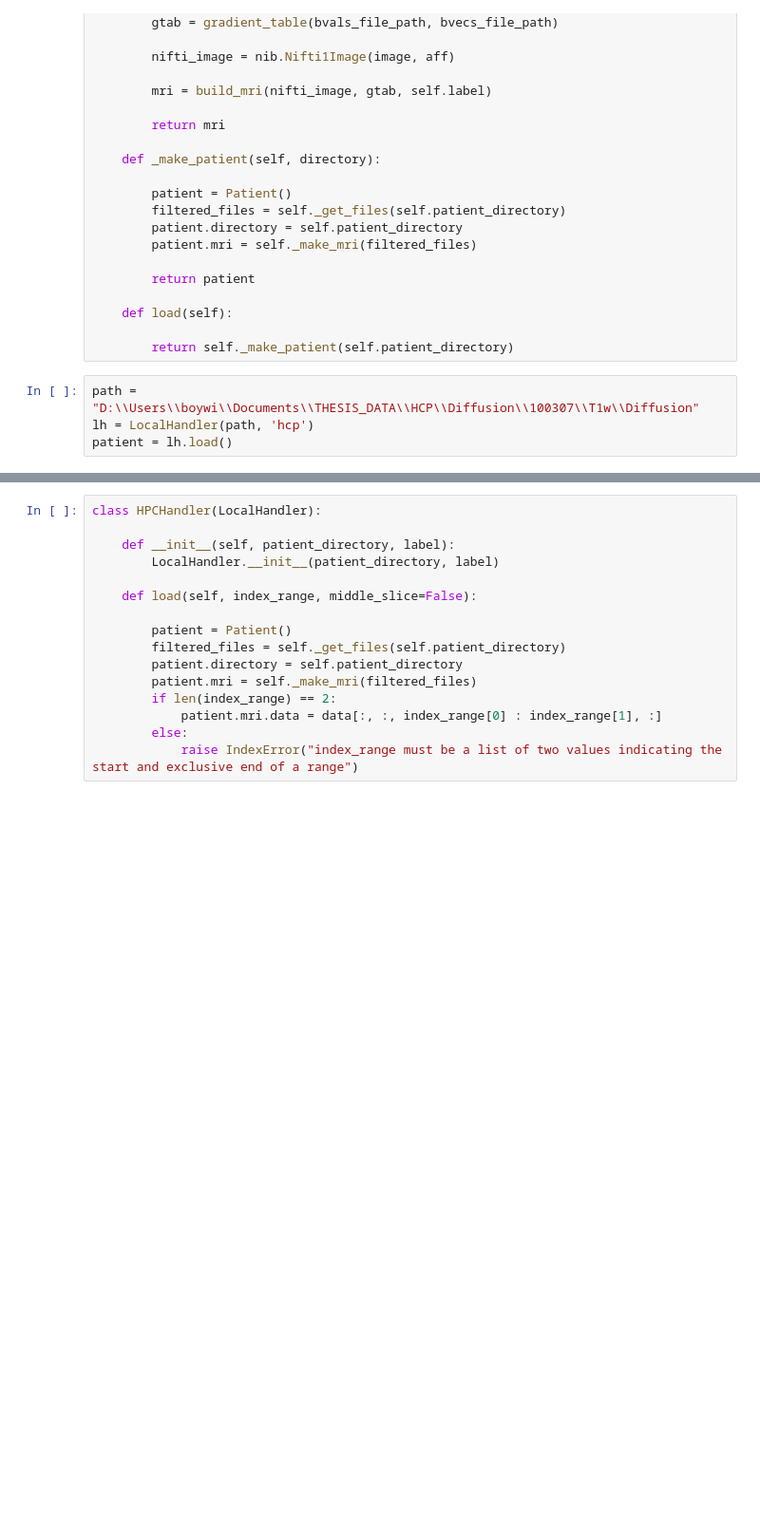
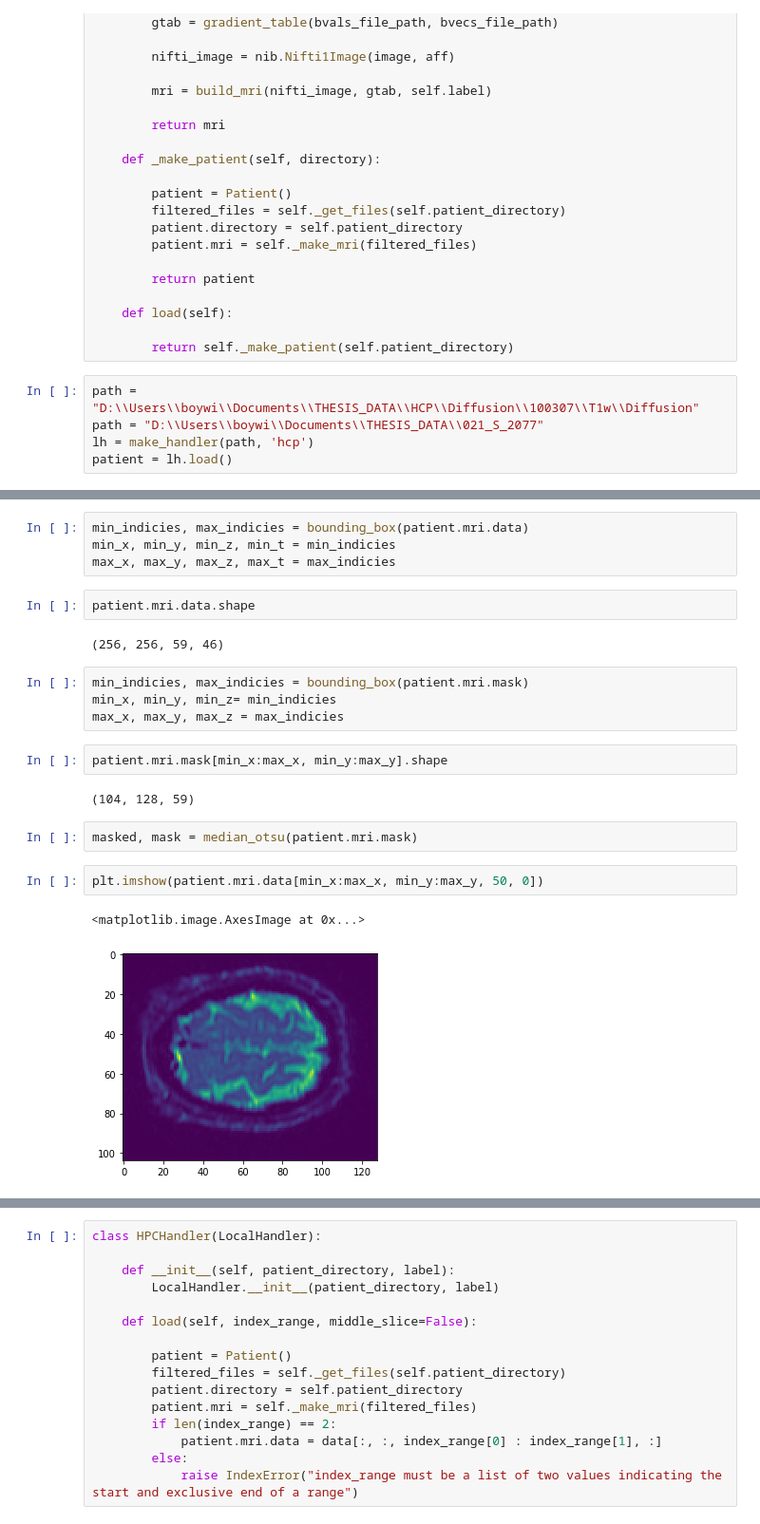
Before and after one commit to lytai1/Matthew_Thesis, a Jupyter notebook: Code/NODDI/train_model.ipynb, the cells around one changed output, grey strips where cells are left out. Shown: that part at 95% size. Saved outputs shown, nothing was run; the diff lists cells and outputs as text; blank space fills up the shorter version.

```diff
--- a/Code/NODDI/train_model.ipynb
+++ b/Code/NODDI/train_model.ipynb
@@ -94,5 +95,6 @@ class LocalHandler(HandlerBase):
         return self._make_patient(self.patient_directory)
 # %%
 path = "D:\\Users\\boywi\\Documents\\THESIS_DATA\\HCP\\Diffusion\\100307\\T1w\\Diffusion"
-lh = LocalHandler(path, 'hcp')
+path = "D:\\Users\\boywi\\Documents\\THESIS_DATA\\021_S_2077"
+lh = make_handler(path, 'hcp')
 patient = lh.load()
@@ -118,0 +106,23 @@ array([[[0., 0., 0., ..., 0., 0., 0.],
+# %%
+min_indicies, max_indicies = bounding_box(patient.mri.data)
+min_x, min_y, min_z, min_t = min_indicies
+max_x, max_y, max_z, max_t = max_indicies
+# %%
+patient.mri.data.shape
+# %% [output]
+(256, 256, 59, 46)
+# %%
+min_indicies, max_indicies = bounding_box(patient.mri.mask)
+min_x, min_y, min_z= min_indicies
+max_x, max_y, max_z = max_indicies
+# %%
+patient.mri.mask[min_x:max_x, min_y:max_y].shape
+# %% [output]
+(104, 128, 59)
+# %%
+masked, mask = median_otsu(patient.mri.mask)
+# %%
+plt.imshow(patient.mri.data[min_x:max_x, min_y:max_y, 50, 0])
+# %% [output]
+<matplotlib.image.AxesImage at 0x...>
+[figure, added]
```
Also changed, not shown: parts of 5 cells of this notebook, 8 other files.
